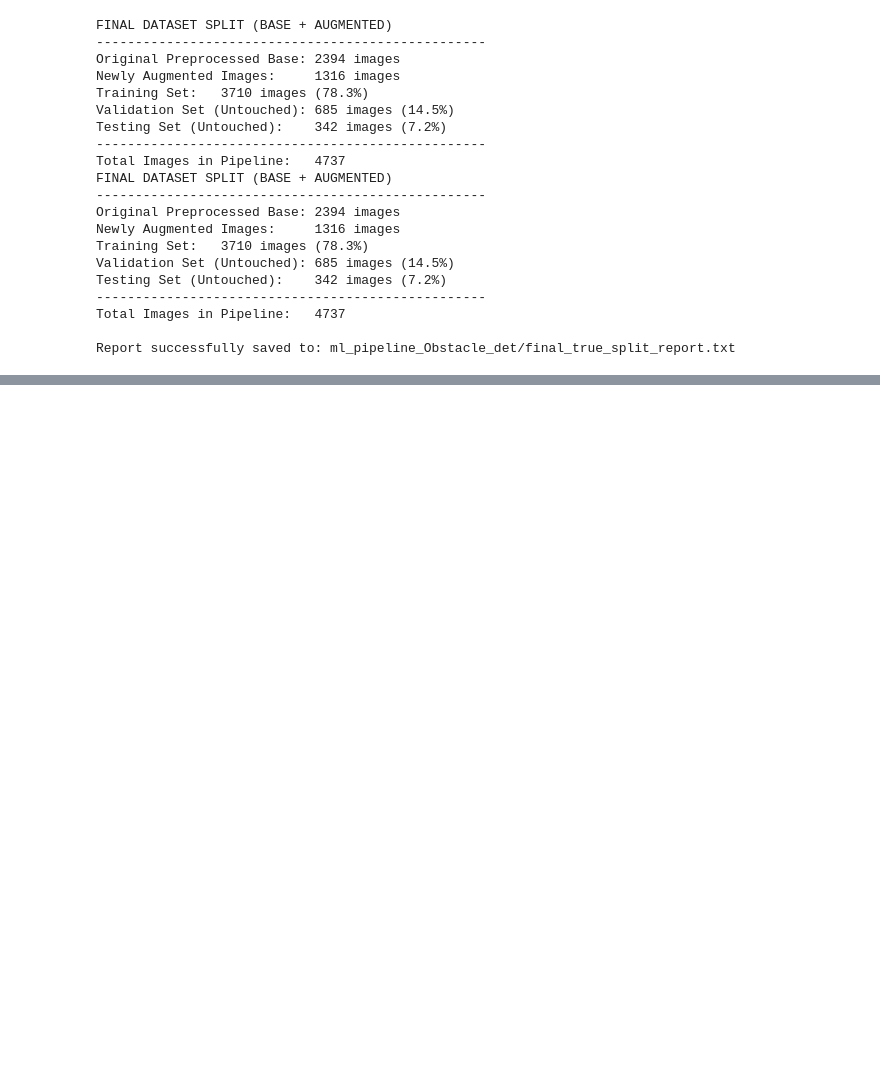
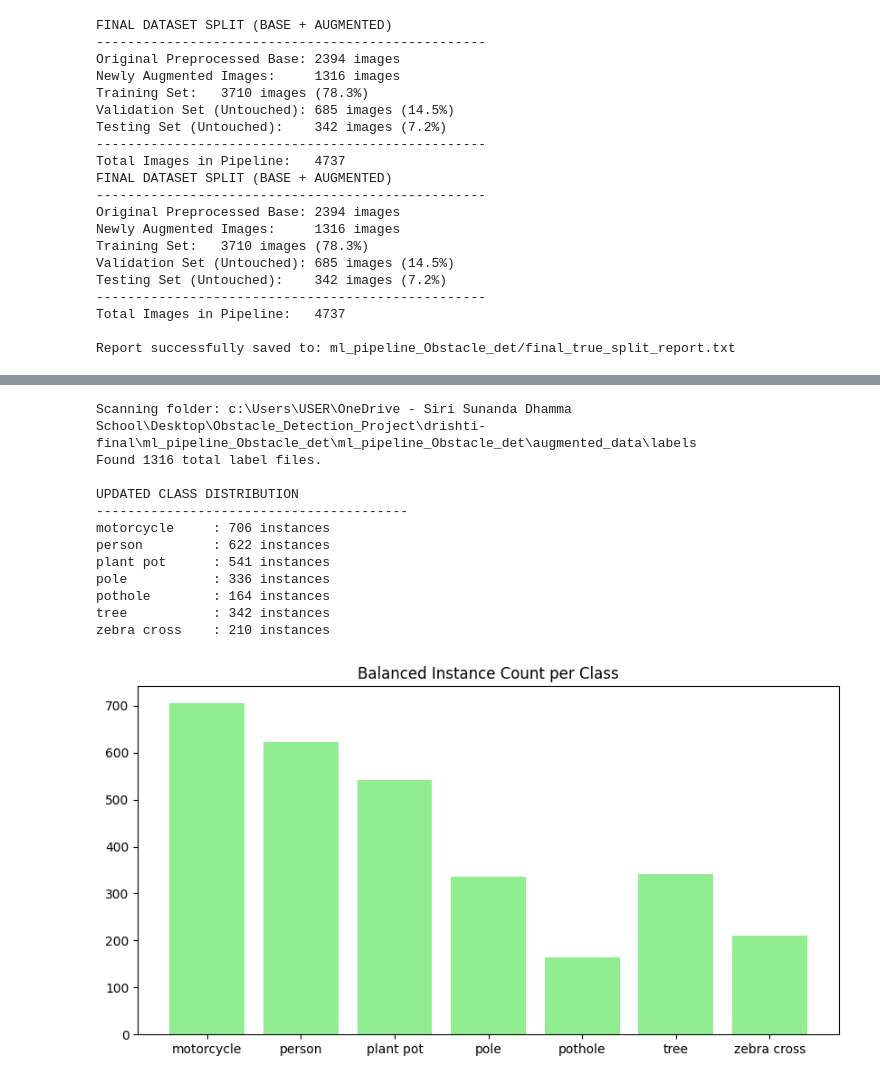
Before and after one commit to BigH3ro6/drishti-final, a Jupyter notebook: ml_pipeline_Obstacle_det/data_preparation.ipynb, the cells around one changed output, grey strips where cells are left out. Cells and saved outputs as stored; diff of their text form; code cells hidden in the pictures; blank space fills up the shorter version.

```diff
--- a/ml_pipeline_Obstacle_det/data_preparation.ipynb
+++ b/ml_pipeline_Obstacle_det/data_preparation.ipynb
@@ -549,0 +735,47 @@ Report successfully saved to: ml_pipeline_Obstacle_det/final_true_split_report.t
+# %%
+import os
+import glob
+import matplotlib.pyplot as plt
+
+# 1. Update this to the EXACT folder where the script said "SUCCESS"
+label_dir = 'ml_pipeline_Obstacle_det/augmented_data/labels'
+
+# 2. Print this to verify you are looking at the right place
+print(f"Scanning folder: {os.path.abspath(label_dir)}")
+
+class_names = ['motorcycle', 'person', 'plant pot', 'pole', 'pothole', 'tree', 'zebra cross']
+stats = {name: 0 for name in class_names}
+
+files = glob.glob(os.path.join(label_dir, '*.txt'))
+print(f"Found {len(files)} total label files.")
+
+for label_file in files:
+    with open(label_file, 'r') as f:
+        for line in f:
+            if line.strip():
+                class_id = int(float(line.split()[0]))
+                stats[class_names[class_id]] += 1
+
+print("\nUPDATED CLASS DISTRIBUTION")
+print("-" * 40)
+for name, count in stats.items():
+    print(f"{name:15}: {count} instances")
+
+plt.figure(figsize=(10, 5))
+plt.bar(stats.keys(), stats.values(), color='lightgreen')
+plt.title("Balanced Instance Count per Class")
+plt.show()
+# %% [output]
+Scanning folder: c:\Users\USER\OneDrive - Siri Sunanda Dhamma School\Desktop\Obstacle_Detection_Project\drishti-final\ml_pipeline_Obstacle_det\ml_pipeline_Obstacle_det\augmented_data\labels
+Found 1316 total label files.
+
+UPDATED CLASS DISTRIBUTION
+----------------------------------------
+motorcycle     : 706 instances
+person         : 622 instances
+plant pot      : 541 instances
+pole           : 336 instances
+pothole        : 164 instances
+tree           : 342 instances
+zebra cross    : 210 instances
+[figure, added]
```
Also changed, not shown: parts of 22 cells of this notebook, 2 other files.
